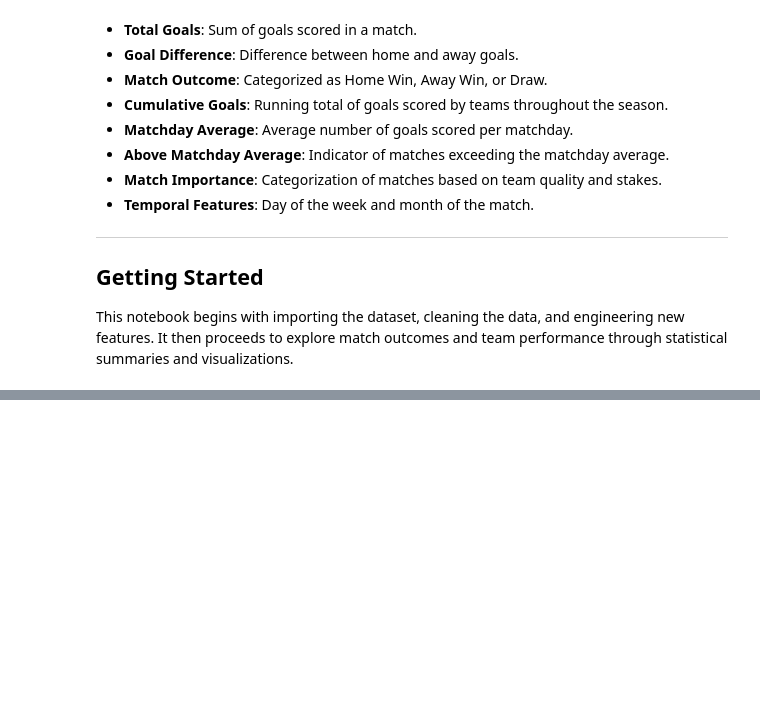
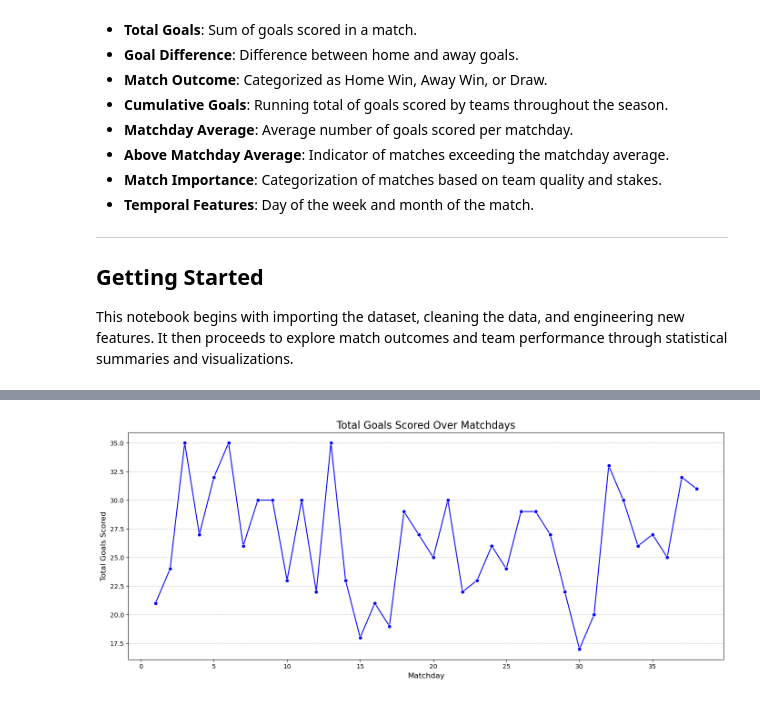
Before and after one commit to jsaintfleur/Machine-Learning-and-Insights-for-La-Liga-2023-24, a Jupyter notebook: la_liga_matches.ipynb, the cells around one changed output, grey strips where cells are left out. Drawn from its saved outputs; the diff is of its cells as text; code cells hidden in the pictures; blank space fills up the shorter version.

```diff
--- a/la_liga_matches.ipynb
+++ b/la_liga_matches.ipynb
@@ -204,0 +348,84 @@ This highlights the advantage of playing at home, as home teams secured nearly 4
+# %%
+# Analyze Total Goals Scored Across Matchdays
+matchday_goals = matches_df.groupby('Matchday')['Total_Goals'].sum()
+
+# Visualization: Goal Trends Over Matchdays
+plt.figure(figsize=(14, 6))
+sns.lineplot(data=matchday_goals, marker='o', color='blue')
+plt.title("Total Goals Scored Over Matchdays", fontsize=16)
+plt.xlabel("Matchday", fontsize=12)
+plt.ylabel("Total Goals Scored", fontsize=12)
+plt.grid(axis='y', linestyle='--', alpha=0.7)
+plt.tight_layout()
+plt.show()
+
+# Determine Travel Trends
+travel_trends = matches_df.groupby('Away Team')['Away Distance Traveled (km)'].sum().sort_values(ascending=False)
+
+# Teams that traveled the most and least during the season
+most_travel = travel_trends.head(5)
+least_travel = travel_trends.tail(5)
+
+print("\n--- Teams with the Most Travel ---")
+print(most_travel)
+
+print("\n--- Teams with the Least Travel ---")
+print(least_travel)
+
+# Visualization: Travel Trends
+plt.figure(figsize=(14, 6))
+sns.barplot(
+    x=most_travel.index,
+    y=most_travel.values,
+    palette="Blues_d"
+)
+plt.title("Top 5 Teams with the Most Travel", fontsize=16)
+plt.xlabel("Team", fontsize=12)
+plt.ylabel("Total Distance Traveled (km)", fontsize=12)
+plt.xticks(rotation=45, ha='right')
+plt.tight_layout()
+plt.show()
+
+plt.figure(figsize=(14, 6))
+sns.barplot(
+    x=least_travel.index,
+    y=least_travel.values,
+    palette="Greens_d"
+)
+plt.title("Top 5 Teams with the Least Travel", fontsize=16)
+plt.xlabel("Team", fontsize=12)
+plt.ylabel("Total Distance Traveled (km)", fontsize=12)
+plt.xticks(rotation=45, ha='right')
+plt.tight_layout()
+plt.show()
+
+# Correlation Between Travel Distance and Match Outcomes
+travel_impact = matches_df.groupby('Away Team').agg(
+    Total_Travel=('Away Distance Traveled (km)', 'sum'),
+    Away_Wins=('Match_Outcome', lambda x: (x == 'Away Win').sum()),
+    Away_Draws=('Match_Outcome', lambda x: (x == 'Draw').sum()),
+    Away_Losses=('Match_Outcome', lambda x: ((x != 'Away Win') & (x != 'Draw')).sum())
+)
+travel_impact['Win_Percentage'] = (travel_impact['Away_Wins'] /
+                                   (travel_impact['Away_Wins'] + travel_impact['Away_Draws'] + travel_impact['Away_Losses'])) * 100
+
+# Visualization: Travel Distance vs. Win Percentage
+plt.figure(figsize=(14, 6))
+sns.scatterplot(
+    x='Total_Travel',
+    y='Win_Percentage',
+    size='Total_Travel',
+    sizes=(50, 300),
+    hue='Win_Percentage',
+    palette="coolwarm",
+    data=travel_impact
+)
+plt.title("Travel Distance vs. Away Win Percentage", fontsize=16)
+plt.xlabel("Total Travel Distance (km)", fontsize=12)
+plt.ylabel("Away Win Percentage (%)", fontsize=12)
+plt.legend(title="Win %", loc='upper right')
+plt.grid(axis='y', linestyle='--', alpha=0.7)
+plt.tight_layout()
+plt.show()
+# %% [output]
+[figure, added]
```
Also changed, not shown: parts of 18 cells of this notebook, 1 other file.
